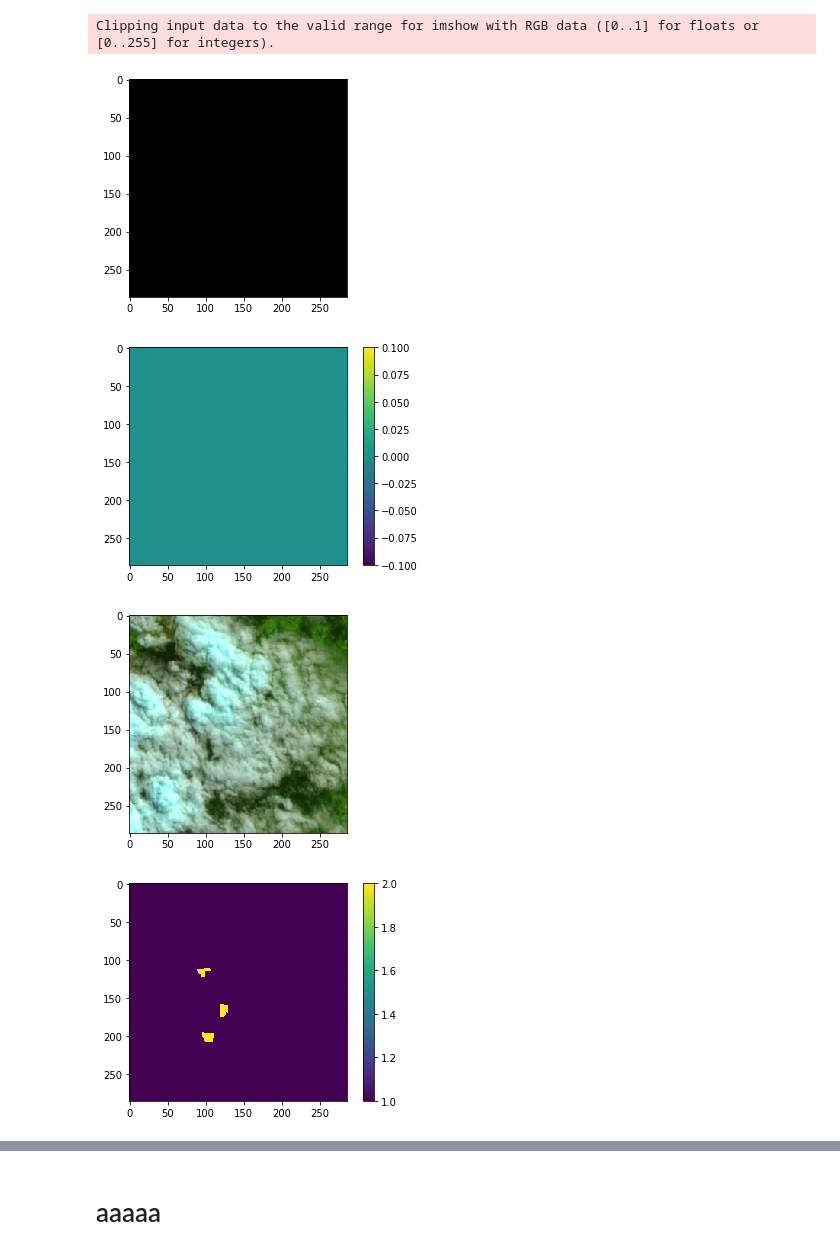
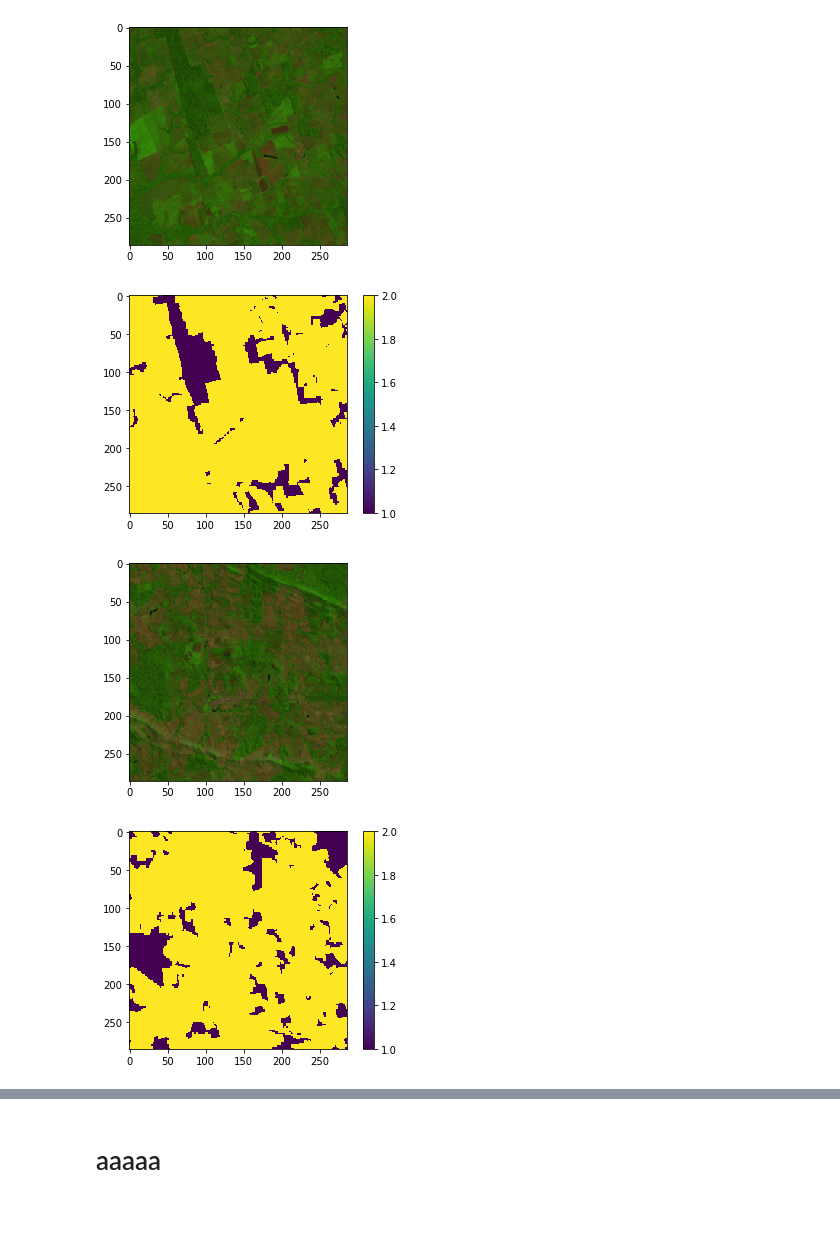
Before and after one commit to rvmaretto/deepgeo, a Jupyter notebook: notebooks/test_parsing_tfrecord.ipynb, the cells around one changed output, grey strips where cells are left out. Saved outputs shown, nothing was run; the diff lists cells and outputs as text; code cells hidden in the pictures; blank space fills up the shorter version.

```diff
--- a/notebooks/test_parsing_tfrecord.ipynb
+++ b/notebooks/test_parsing_tfrecord.ipynb
@@ -6,5 +6,5 @@ import os
 from tqdm import tqdm
 # %%
 DATA_DIR = '/home/raian/doutorado/Dados/generated'
-DATASET = os.path.join(DATA_DIR, 'dataset_286x286_tmstk-2013-2017')
+DATASET = os.path.join(DATA_DIR, 'dataset_286x286_def_one_class_timestack_SR-2014-2017')
 train_tfrecord = os.path.join(DATASET, 'dataset_train.tfrecord')
@@ -76,13 +72,14 @@ def parse(serialized):
 #TODO: Try to save the total number of chips in the TFRecord
 tf.enable_eager_execution()
 ds = tf.data.TFRecordDataset(train_tfrecord)
-ds = ds.take(2).map(parse)
+ds = ds.shuffle(5000).take(2).map(parse)
 for img_t, lbl_t in ds:
     img = img_t.numpy()
     lbl = lbl_t.numpy()
+    print('UNIQUE Labels: ', np.unique(lbl))
 
     plt.figure()
-    plt.imshow(img[:,:,[3, 2, 1]])
+    plt.imshow(img[:,:,[8, 7, 6]])
 
     plt.figure()
     plt.imshow(lbl[:,:,0])
@@ -95,8 +91,7 @@ Colocations handled automatically by placer.
-Clipping input data to the valid range for imshow with RGB data ([0..1] for floats or [0..255] for integers).
-[figure, old version]
+[figure, new version]
-[figure, old version]
+[figure, new version]
-[figure, old version]
+[figure, new version]
-[figure, old version]
+[figure, new version]
 # %%
 def _rot90(image, label):
     image = tf.image.rot90(image, 1)
```
Also changed, not shown: parts of 3 cells of this notebook, 9 other files.
